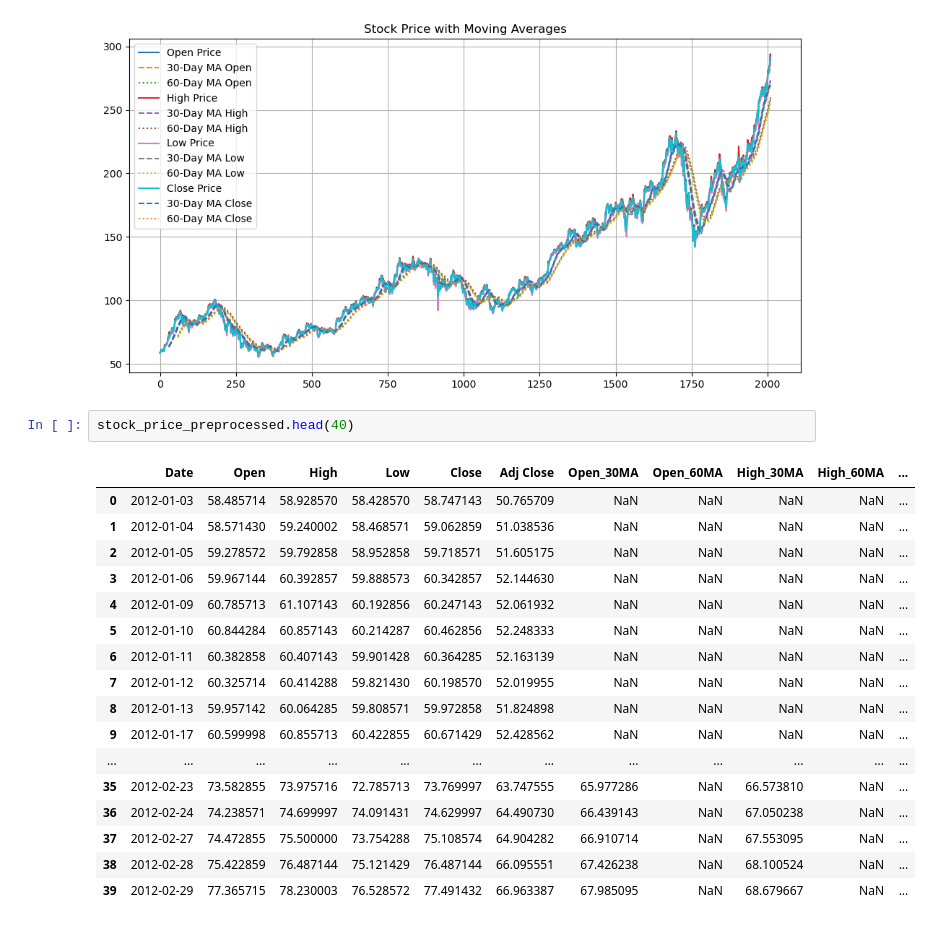
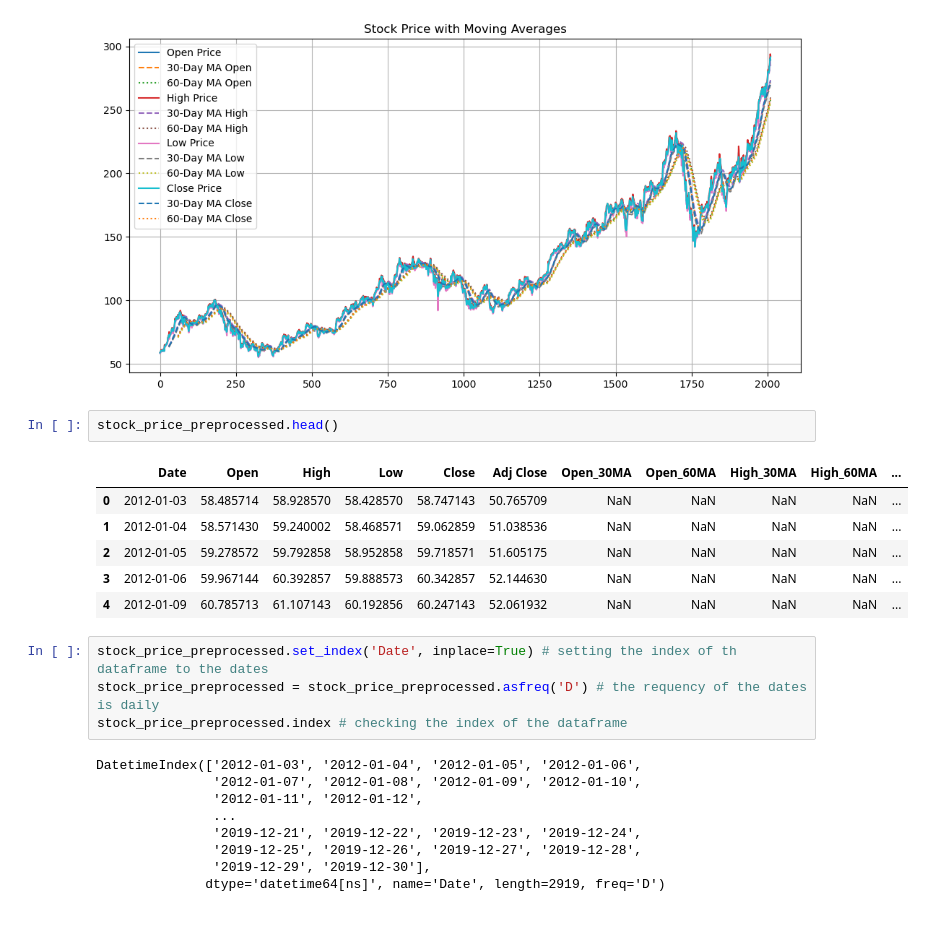
Before and after one commit to nishchalkp/Stock_Market_Analysis, a Jupyter notebook: eda/Exploratory_Data_Analysis.ipynb, the cells around one changed output. Drawn from its saved outputs; the diff is of its cells as text.

```diff
--- a/eda/Exploratory_Data_Analysis.ipynb
+++ b/eda/Exploratory_Data_Analysis.ipynb
@@ -147,22 +147,24 @@ plt.show()
 # %% [output]
 [figure]
 # %%
-stock_price_preprocessed.head(40)
+stock_price_preprocessed.head()
 # %% [output]
 |  | Date | Open | High | Low | Close | Adj Close | Open_30MA | Open_60MA | High_30MA | High_60MA | ... |
 | 0 | 2012-01-03 | 58.485714 | 58.928570 | 58.428570 | 58.747143 | 50.765709 | NaN | NaN | NaN | NaN | ... |
 | 1 | 2012-01-04 | 58.571430 | 59.240002 | 58.468571 | 59.062859 | 51.038536 | NaN | NaN | NaN | NaN | ... |
 | 2 | 2012-01-05 | 59.278572 | 59.792858 | 58.952858 | 59.718571 | 51.605175 | NaN | NaN | NaN | NaN | ... |
 | 3 | 2012-01-06 | 59.967144 | 60.392857 | 59.888573 | 60.342857 | 52.144630 | NaN | NaN | NaN | NaN | ... |
 | 4 | 2012-01-09 | 60.785713 | 61.107143 | 60.192856 | 60.247143 | 52.061932 | NaN | NaN | NaN | NaN | ... |
-| 5 | 2012-01-10 | 60.844284 | 60.857143 | 60.214287 | 60.462856 | 52.248333 | NaN | NaN | NaN | NaN | ... |
-| 6 | 2012-01-11 | 60.382858 | 60.407143 | 59.901428 | 60.364285 | 52.163139 | NaN | NaN | NaN | NaN | ... |
-| 7 | 2012-01-12 | 60.325714 | 60.414288 | 59.821430 | 60.198570 | 52.019955 | NaN | NaN | NaN | NaN | ... |
-| 8 | 2012-01-13 | 59.957142 | 60.064285 | 59.808571 | 59.972858 | 51.824898 | NaN | NaN | NaN | NaN | ... |
-| 9 | 2012-01-17 | 60.599998 | 60.855713 | 60.422855 | 60.671429 | 52.428562 | NaN | NaN | NaN | NaN | ... |
-| ... | ... | ... | ... | ... | ... | ... | ... | ... | ... | ... | ... |
-| 35 | 2012-02-23 | 73.582855 | 73.975716 | 72.785713 | 73.769997 | 63.747555 | 65.977286 | NaN | 66.573810 | NaN | ... |
-| 36 | 2012-02-24 | 74.238571 | 74.699997 | 74.091431 | 74.629997 | 64.490730 | 66.439143 | NaN | 67.050238 | NaN | ... |
-| 37 | 2012-02-27 | 74.472855 | 75.500000 | 73.754288 | 75.108574 | 64.904282 | 66.910714 | NaN | 67.553095 | NaN | ... |
-| 38 | 2012-02-28 | 75.422859 | 76.487144 | 75.121429 | 76.487144 | 66.095551 | 67.426238 | NaN | 68.100524 | NaN | ... |
-| 39 | 2012-02-29 | 77.365715 | 78.230003 | 76.528572 | 77.491432 | 66.963387 | 67.985095 | NaN | 68.679667 | NaN | ... |
+# %%
+stock_price_preprocessed.set_index('Date', inplace=True) # setting the index of th dataframe to the dates
+stock_price_preprocessed = stock_price_preprocessed.asfreq('D') # the requency of the dates is daily
+stock_price_preprocessed.index # checking the index of the dataframe
+# %% [output]
+DatetimeIndex(['2012-01-03', '2012-01-04', '2012-01-05', '2012-01-06',
+               '2012-01-07', '2012-01-08', '2012-01-09', '2012-01-10',
+               '2012-01-11', '2012-01-12',
+               ...
+               '2019-12-21', '2019-12-22', '2019-12-23', '2019-12-24',
+               '2019-12-25', '2019-12-26', '2019-12-27', '2019-12-28',
+               '2019-12-29', '2019-12-30'],
+              dtype='datetime64[ns]', name='Date', length=2919, freq='D')
```
Also changed, not shown: parts of 15 cells of this notebook, 2 other files.
